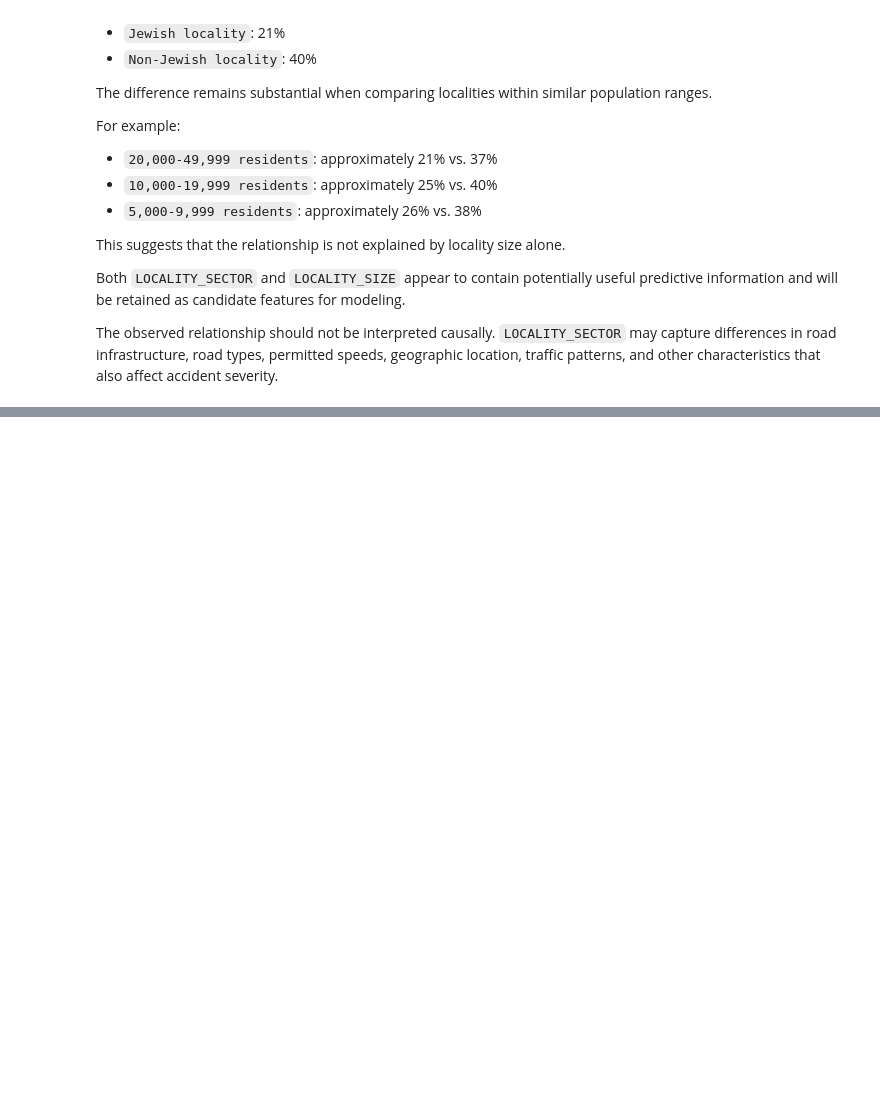
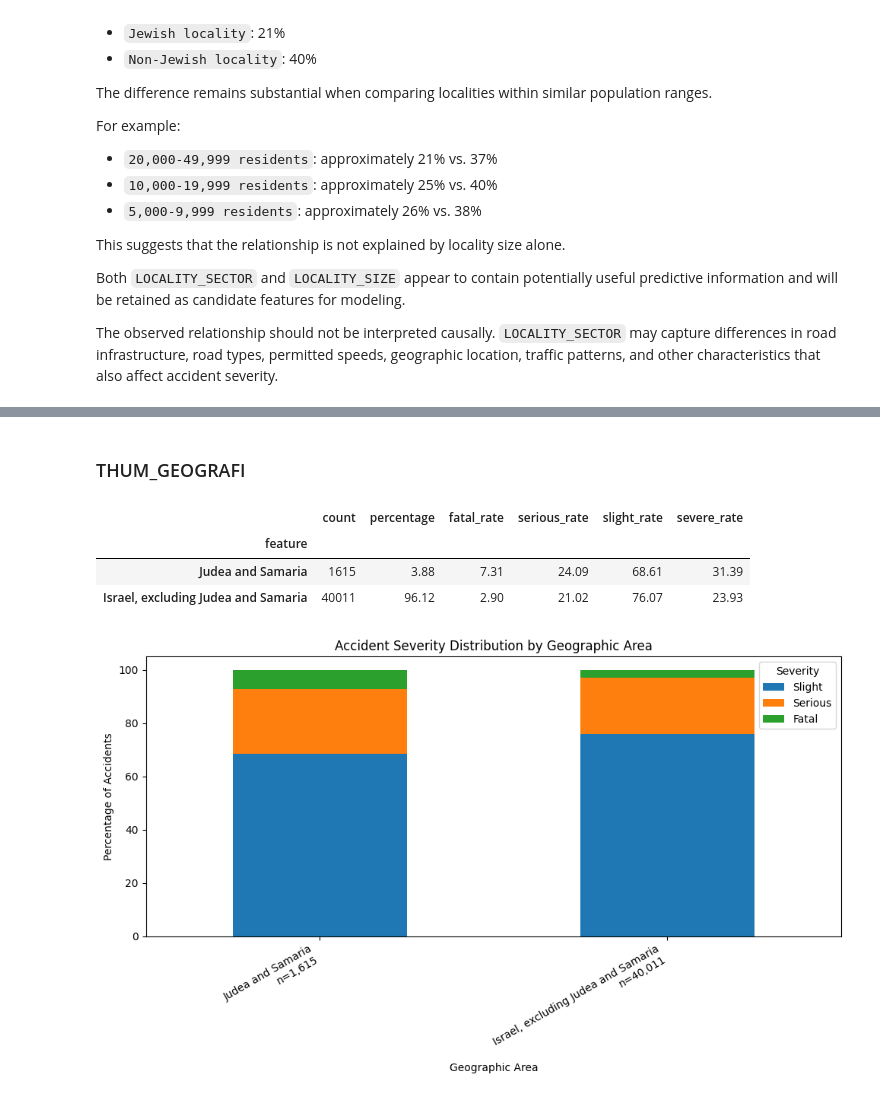
Before and after one commit to DavidCo1/israel-road-accident-severity-ml, a Jupyter notebook: notebooks/01_eda.ipynb, the cells around one changed output, grey strips where cells are left out. Drawn from its saved outputs; the diff is of its cells as text; code cells hidden in the pictures; blank space fills up the shorter version.

```diff
--- a/notebooks/01_eda.ipynb
+++ b/notebooks/01_eda.ipynb
@@ -3378,0 +3437,20 @@ The observed relationship should not be interpreted causally. `LOCALITY_SECTOR`
+# %% [markdown]
+### THUM_GEOGRAFI
+# %%
+feature_summary(
+    train_df,
+    "THUM_GEOGRAFI"
+)
+# %% [output]
+|  | count | percentage | fatal_rate | serious_rate | slight_rate | severe_rate |
+| feature |  |  |  |  |  |  |
+| Judea and Samaria | 1615 | 3.88 | 7.31 | 24.09 | 68.61 | 31.39 |
+| Israel, excluding Judea and Samaria | 40011 | 96.12 | 2.90 | 21.02 | 76.07 | 23.93 |
+# %%
+plot_severity_by_feature(
+    train_df,
+    "THUM_GEOGRAFI",
+    "Geographic Area"
+)
+# %% [output]
+[figure, added]
```
Also changed, not shown: parts of 138 cells of this notebook.
